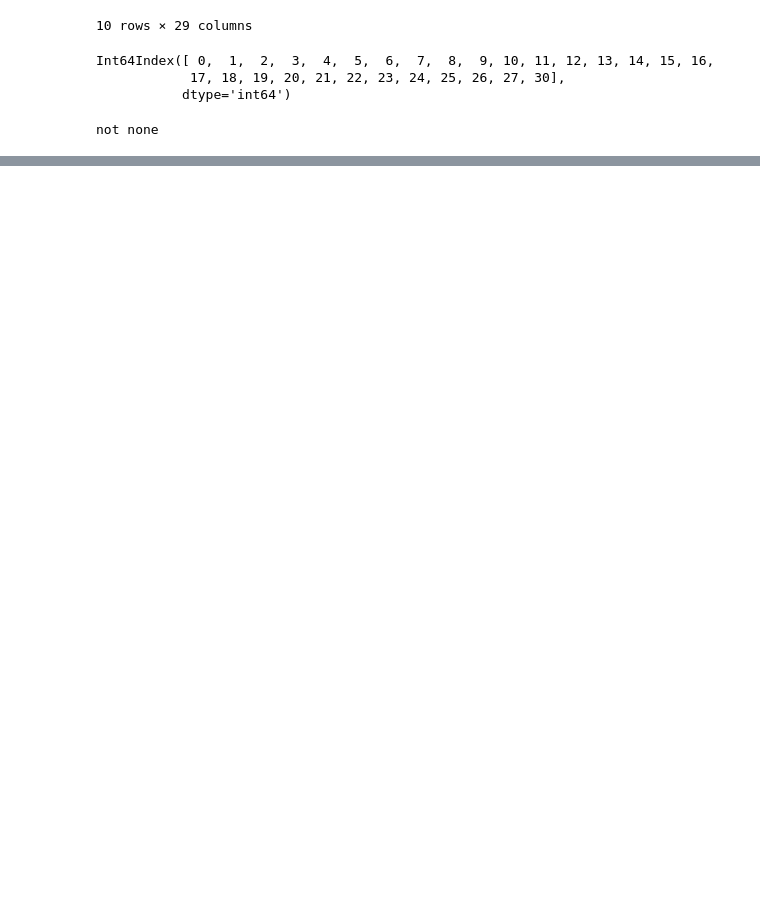
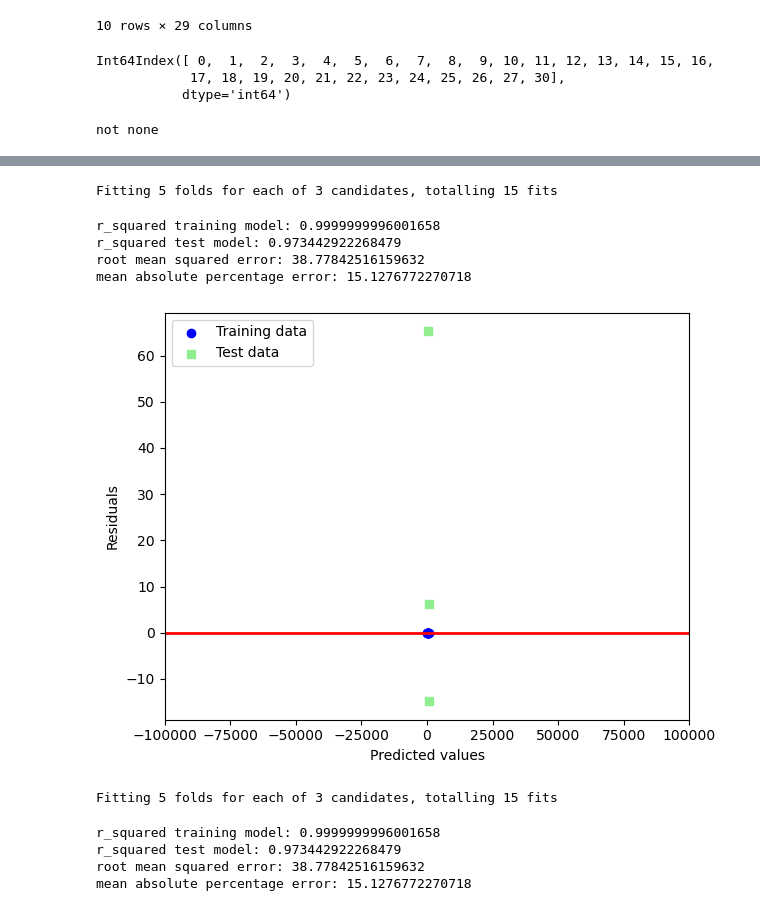
Before and after one commit to sbs23060/POC-CA2, a Jupyter notebook: CA2.ipynb, the cells around one changed output, grey strips where cells are left out. Cells and saved outputs as stored; diff of their text form; code cells hidden in the pictures; blank space fills up the shorter version.

```diff
--- a/CA2.ipynb
+++ b/CA2.ipynb
@@ -741,0 +899,57 @@ df_prices.to_csv('Prices_2.csv')
+# %%
+ridgereg=GridSearchCV(Ridge(),                 # Tuning parameters further
+                      param_grid={
+                          'alpha':[0.01, 0.1, 10000000]
+                      }, verbose=1)
+ridgereg.fit(X_train, Y_train)
+ridge=ridgereg.best_estimator_
+# %% [output]
+Fitting 5 folds for each of 3 candidates, totalling 15 fits
+# %%
+y_pred_train=ridge.predict(X_train)
+y_pred_test_ridge=ridge.predict(X_test)                     # No real change when tuning further
+
+print('r_squared training model: {}'.format(ridge.score(X_train, Y_train)))
+print('r_squared test model: {}'.format(ridge.score(X_test, Y_test)))
+print('root mean squared error: {}'.format(mse(Y_test, y_pred_test_ridge)**(1/2)))
+print('mean absolute percentage error: {}'.format(np.mean(np.abs((Y_test-y_pred_test_ridge)/Y_test))*100))
+# %% [output]
+r_squared training model: 0.9999999996001658
+r_squared test model: 0.973442922268479
+root mean squared error: 38.77842516159632
+mean absolute percentage error: 15.1276772270718
+# %%
+plt.scatter(y_pred_train, y_pred_train-Y_train, c='blue', marker='o', label='Training data')
+plt.scatter(y_pred_test_ridge, y_pred_test_ridge-Y_test, c='lightgreen', marker='s', label='Test data')
+plt.xlabel('Predicted values')
+plt.ylabel('Residuals')
+plt.legend(loc='upper left')
+plt.hlines(y=0, xmin=-100000, xmax=100000, lw=2, color='red')
+plt.xlim([-100000, 100000])
+plt.tight_layout()
+
+plt.show()                                         # No noticeable change in results
+# %% [output]
+[figure, added]
+# %%
+ridgereg=GridSearchCV(Ridge(),                 # Experimenting with a lower parameter
+                      param_grid={
+                          'alpha':[0.01, 0.1, 0.009]
+                      }, verbose=1)
+ridgereg.fit(X_train, Y_train)
+ridge=ridgereg.best_estimator_
+# %% [output]
+Fitting 5 folds for each of 3 candidates, totalling 15 fits
+# %%
+y_pred_train=ridge.predict(X_train)
+y_pred_test_ridge=ridge.predict(X_test)                     # Error measures decreased but test model sabotaged
+
+print('r_squared training model: {}'.format(ridge.score(X_train, Y_train)))
+print('r_squared test model: {}'.format(ridge.score(X_test, Y_test)))
+print('root mean squared error: {}'.format(mse(Y_test, y_pred_test_ridge)**(1/2)))
+print('mean absolute percentage error: {}'.format(np.mean(np.abs((Y_test-y_pred_test_ridge)/Y_test))*100))
+# %% [output]
+r_squared training model: 0.9999999996001658
+r_squared test model: 0.973442922268479
+root mean squared error: 38.77842516159632
+mean absolute percentage error: 15.1276772270718
```
Also changed, not shown: parts of 32 cells of this notebook.
